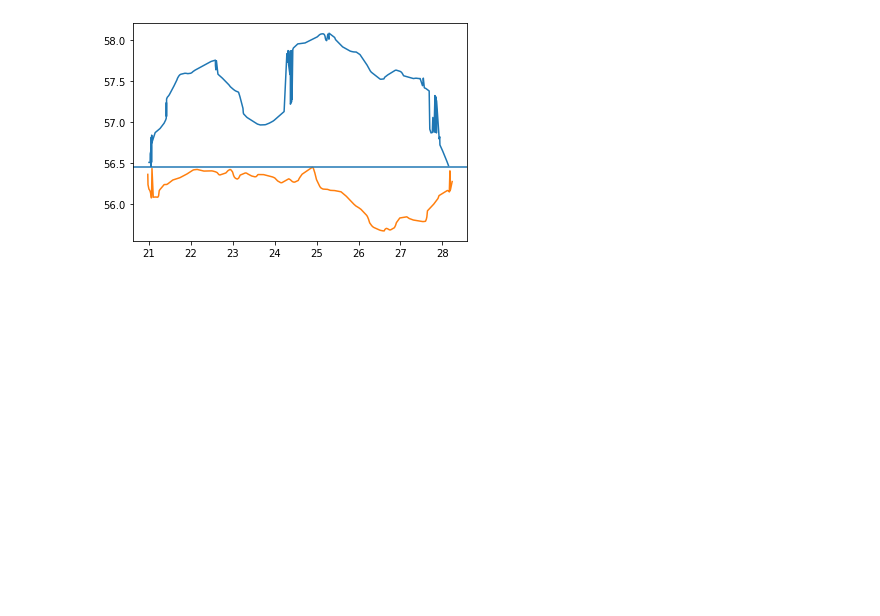
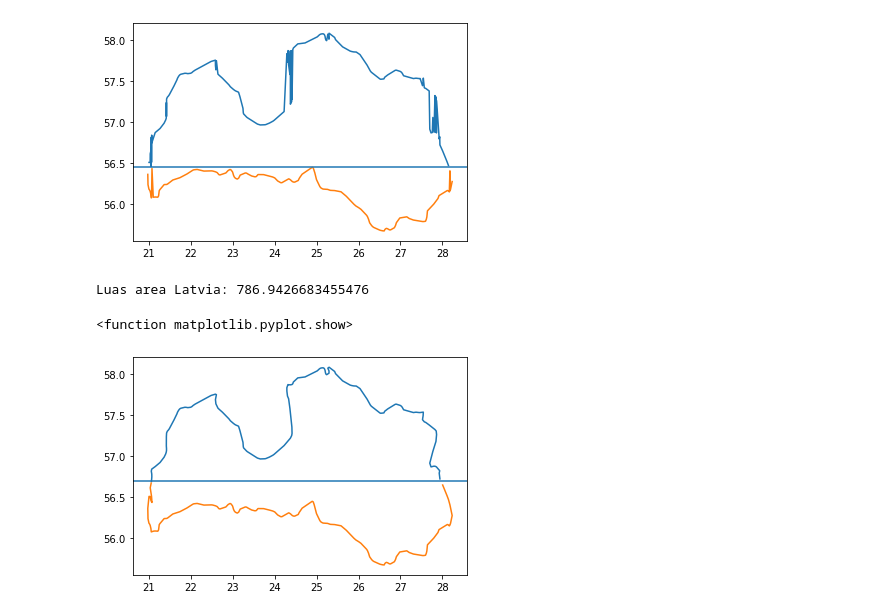
Before and after one commit to NikkiSatmaka/ftds_learning_journal, a Jupyter notebook: phase_0/week_2/W2D5AM - Math Solving Cases.ipynb, the cells around one changed output. Drawn from its saved outputs; the diff is of its cells as text; code cells hidden in the pictures; blank space fills up the shorter version.

Commit message:
updated w2d5am - latvian area problem

```diff
--- a/phase_0/week_2/W2D5AM - Math Solving Cases.ipynb
+++ b/phase_0/week_2/W2D5AM - Math Solving Cases.ipynb
@@ -618,3 +618,35 @@ plt.show
 Luas area Latvia: 2.9080197403981742
 <function matplotlib.pyplot.show>
 [figure]
+# %%
+# tanpa sorting namun dengan mengubah urutan baris
+from scipy.integrate import trapz
+
+northern = latvia_coor[latvia_coor.lat >= median]
+# Cutting through the median line will cause a gap in the northen data points
+# We have to change the order of the longitude to make a proper drawing
+
+# redrawing index
+redraw_index = np.where(np.diff(northern.index) > 1)[0][0] + 1
+
+# rebuilding northern line based on the redrawn index
+northern = pd.concat(
+    [northern.iloc[redraw_index:, :],
+     northern.iloc[:redraw_index, :]],axis=0
+).reset_index(drop=True)
+
+southern = latvia_coor[latvia_coor.lat < median]
+
+area_N = trapz(northern.lat, northern.long) #trapz(Y,X)
+area_S = trapz(southern.lat, southern.long)
+
+print('Luas area Latvia:',np.abs(area_N - area_S))
+
+plt.plot(northern.long, northern.lat)
+plt.plot(southern.long, southern.lat)
+plt.axhline(median)
+plt.show
+# %% [output]
+Luas area Latvia: 786.9426683455476
+<function matplotlib.pyplot.show>
+[figure, added]
```
Also changed, not shown: parts of 2 cells of this notebook.
